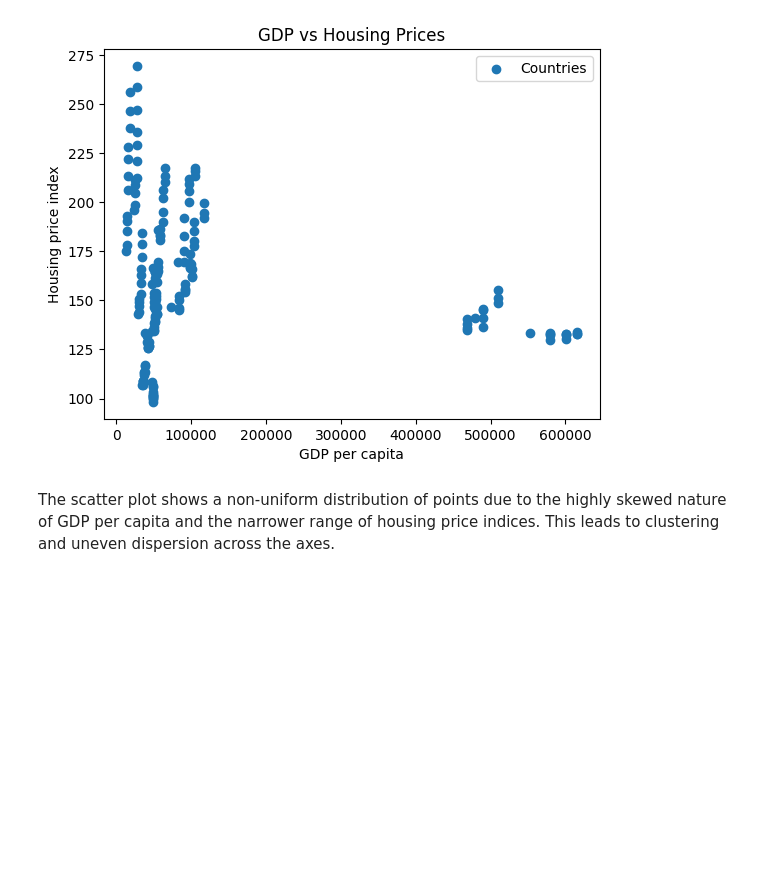
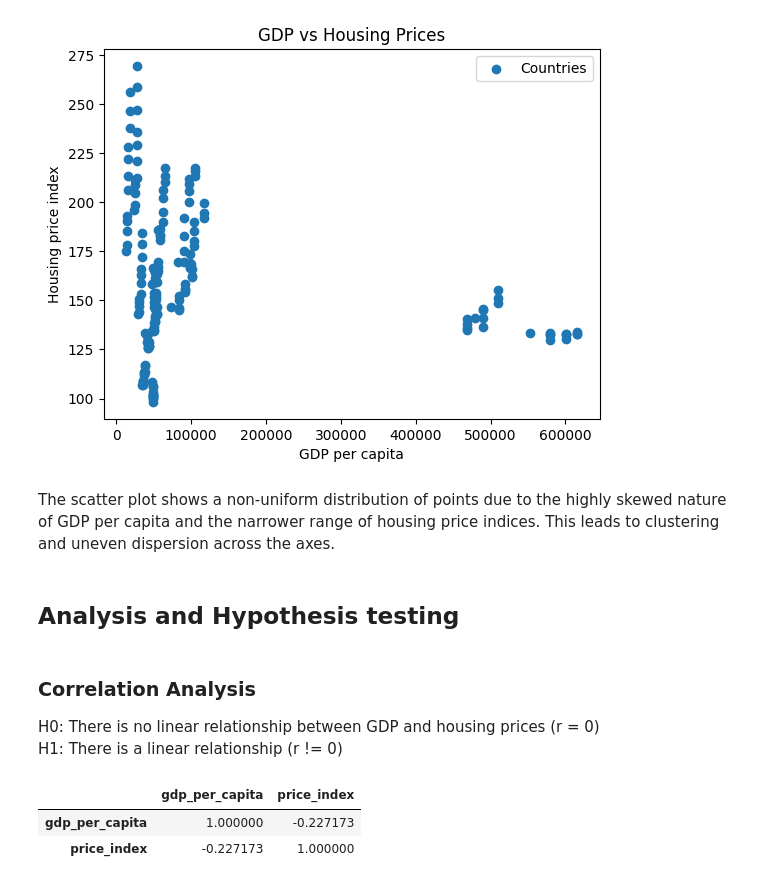
Before and after one commit to nikolaybyivanov/europe-housing-analysis, a Jupyter notebook: notebooks/01_start.ipynb, the cells around one changed output. Drawn from its saved outputs; the diff is of its cells as text; code cells hidden in the pictures; blank space fills up the shorter version.

Commit message:
Add Hypothesis testing, correlation only

```diff
--- a/notebooks/01_start.ipynb
+++ b/notebooks/01_start.ipynb
@@ -124,3 +124,16 @@ plt.show()
 [figure]
 # %% [markdown]
 The scatter plot shows a non-uniform distribution of points due to the highly skewed nature of GDP per capita and the narrower range of housing price indices. This leads to clustering and uneven dispersion across the axes.
+# %% [markdown]
+## Analysis and Hypothesis testing
+# %% [markdown]
+### Correlation Analysis
+
+H0: There is no linear relationship between GDP and housing prices (r = 0)
+H1: There is a linear relationship (r != 0)
+# %%
+df[["gdp_per_capita", "price_index"]].corr()
+# %% [output]
+|  | gdp_per_capita | price_index |
+| gdp_per_capita | 1.000000 | -0.227173 |
+| price_index | -0.227173 | 1.000000 |
```
Also changed, not shown: parts of 4 cells of this notebook.
